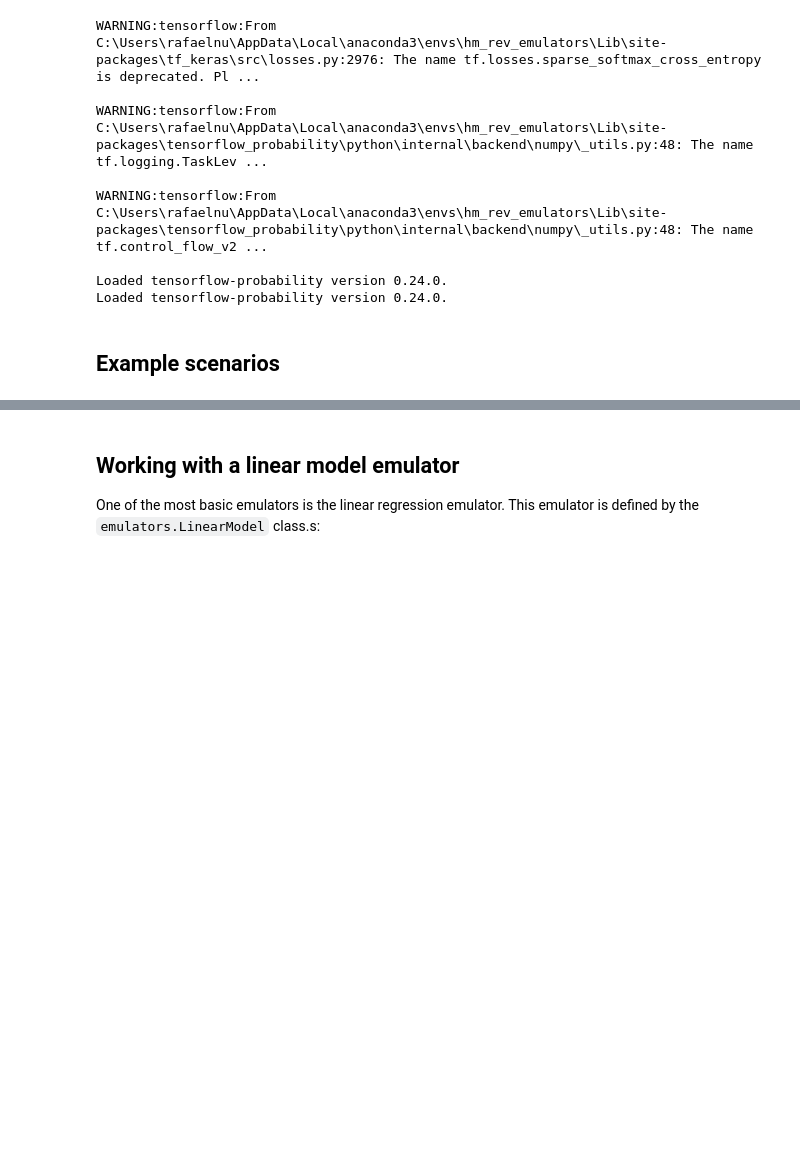
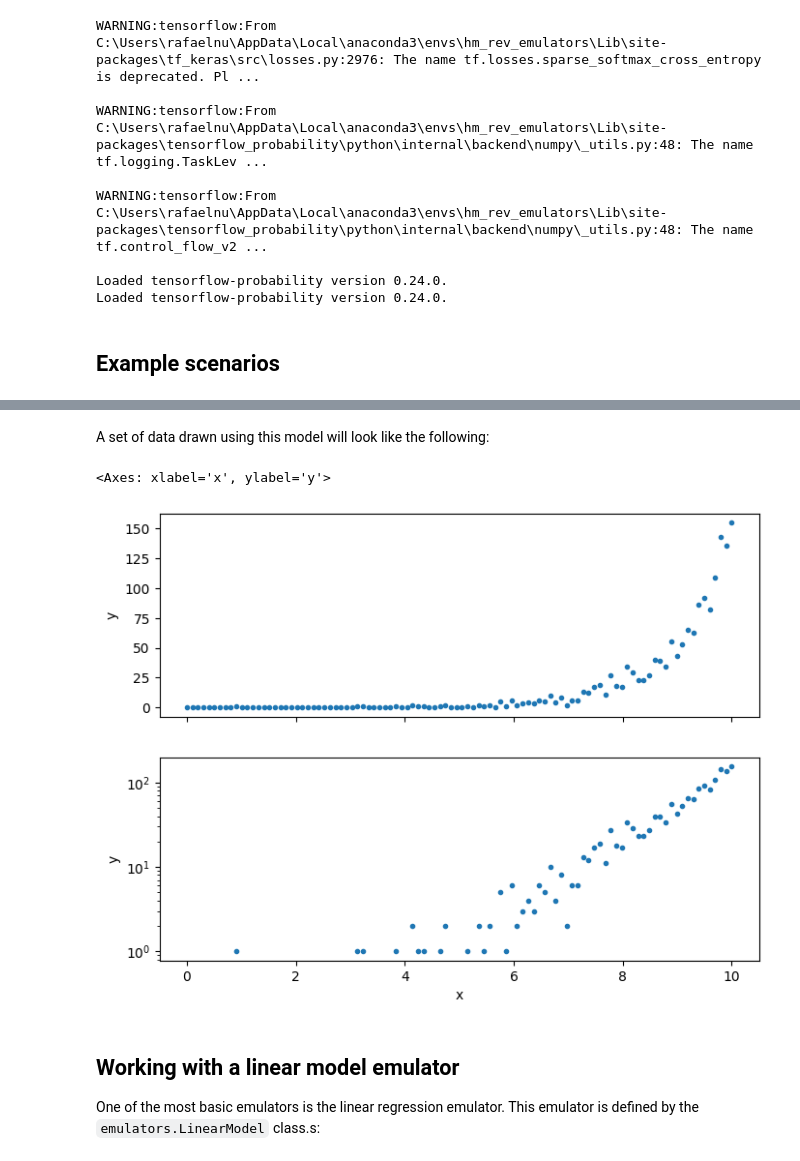
Before and after one commit to InstituteforDiseaseModeling/historymatching, a Jupyter notebook: examples/using_emulators.ipynb, the cells around one changed output, grey strips where cells are left out. Saved outputs shown, nothing was run; the diff lists cells and outputs as text; code cells hidden in the pictures; blank space fills up the shorter version.

```diff
--- a/examples/using_emulators.ipynb
+++ b/examples/using_emulators.ipynb
@@ -117,3 +131,25 @@ fig_4d.tight_layout()
+# %% [markdown]
+A set of data drawn using this model will look like the following:
+# %%
+# Set model coefficients
+b0_poisson = -5
+b1_poisson = 1
+
+# Get data points
+xmin = 0
+xmax = 10
+n = 100
+x = pd.DataFrame( { 'x' : np.linspace( xmin, xmax, n ) } )
+y = poisson_model( x, b0_poisson, b1_poisson )
+
+# Draw figure
+xy_poisson = pd.concat( [x, y], axis=1 )
+fig_poisson, axs_poisson = plt.subplots( 2, 1, sharex=True, figsize=(8,6) )
+xy_poisson.plot( x='x', y='out', style='.', xlabel='x', ylabel='y', logy=False, legend=False, ax=axs_poisson[0] )
+xy_poisson.plot( x='x', y='out', style='.', xlabel='x', ylabel='y', logy=True , legend=False, ax=axs_poisson[1] )
+# %% [output]
+<Axes: xlabel='x', ylabel='y'>
+[figure, added]
 # %% [markdown]
 ## Working with a linear model emulator
 
```
Also changed, not shown: parts of 29 cells of this notebook, 2 other files.
